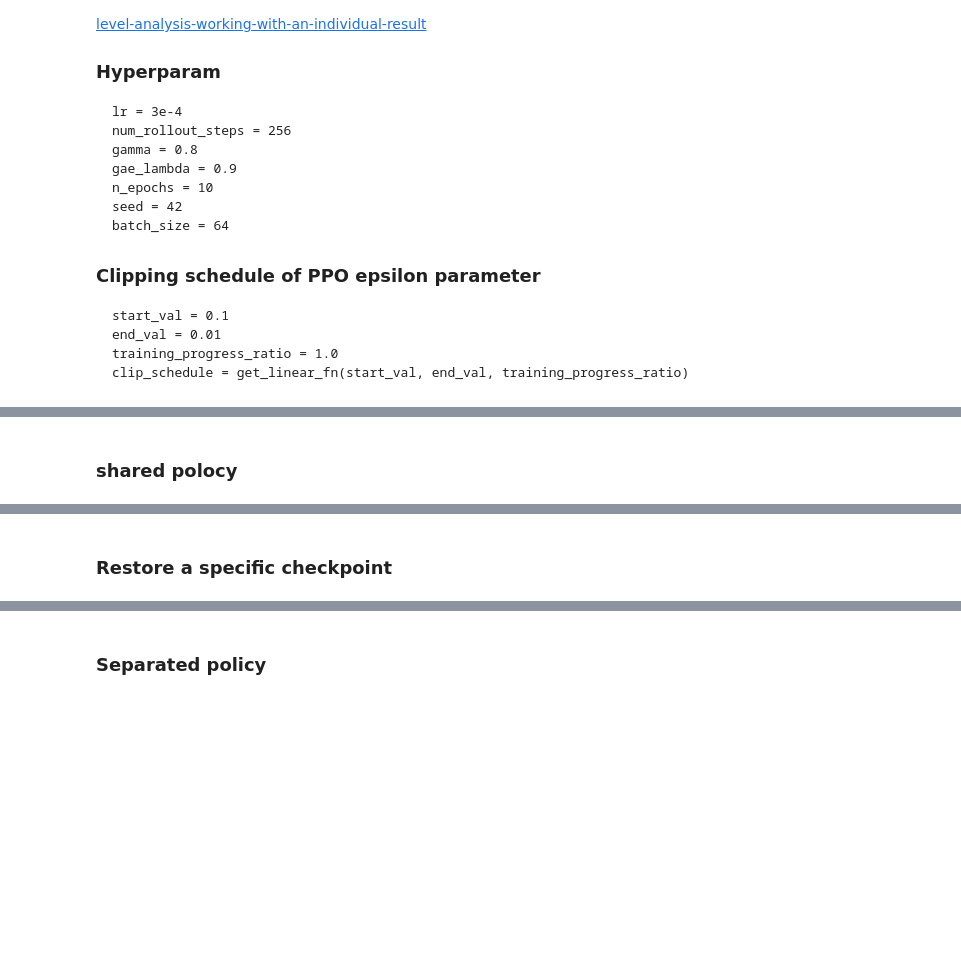
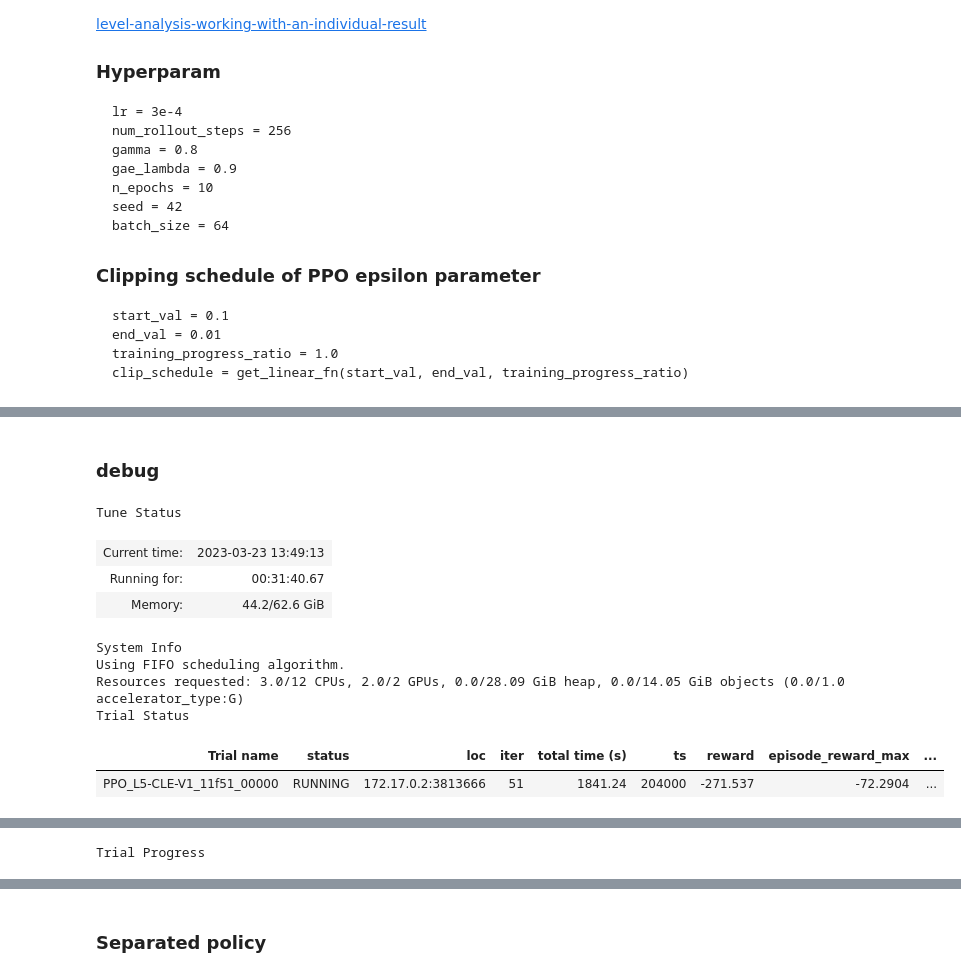
Before and after one commit to Pronton2001/rlhf-car, a Jupyter notebook: rllib_ppo_policy_training.ipynb, the cells around one changed output, grey strips where cells are left out. Drawn from its saved outputs; the diff is of its cells as text; code cells hidden in the pictures; blank space fills up the shorter version.

```diff
--- a/rllib_ppo_policy_training.ipynb
+++ b/rllib_ppo_policy_training.ipynb
@@ -379,41 +156,59 @@ wandb.init(project="l5kit2", reinit = True)
 # %% [markdown]
-### shared polocy
+### debug
 # %%
 import ray
 from ray import air, tune
 
 train_envs = 4
 hcmTz = pytz.timezone("Asia/Ho_Chi_Minh")
 date = datetime.datetime.now(hcmTz).strftime("%d-%m-%Y_%H-%M-%S")
 ray_result_logdir = '/workspace/datasets/ray_results/' +'debug_'+ date
 
 config_param_space = {
     "env": "L5-CLE-V1",
-    "framework": "torch",
-    "num_gpus": 0,
+    "framework": "tf",
+    "num_gpus": 2,
     "num_workers": 2,
     "num_envs_per_worker": train_envs,
-    'num_sgd_iter': 5,
-    'sgd_minibatch_size': 256,
+    'num_sgd_iter': 1,
+    'sgd_minibatch_size': 32,
     # 'num_cpus_per_worker': 0,  # This avoids running out of resources in the notebook environment when this cell is re-executed
-    "model": {
-        "custom_model": "GN_CNN_torch_model",
-        "custom_model_config": {'feature_dim':128},
+    # "model": {
+    #     "custom_model": "GN_CNN_torch_model",
+    #     "custom_model_config": {'feature_dim':128},
+    # },
+        'model' : {
+            "dim": 84,
+            # "conv_filters" : [[64, [7,7], 3], [32, [11,11], 3], [32, [11,11], 3]],
+            # "conv_activation": "relu",
+            "post_fcnet_hiddens": [256],
+            "post_fcnet_activation": "relu",
+            "vf_share_layers": True,
     },
-
     '_disable_preprocessor_api': True,
-     "eager_tracing": True,
+    "eager_tracing": False,
      "restart_failed_sub_environments": True,
     "lr": 0.0003,
     "gamma": 0.8,
     'seed': 42,
 }
 
 result_grid = tune.Tuner(
     "PPO",
     run_config=air.RunConfig(
         stop={"episode_reward_mean": 0, 'timesteps_total': int(6e6)},
         local_dir=ray_result_logdir,
         checkpoint_config=air.CheckpointConfig(num_to_keep=4, checkpoint_frequency = 10, checkpoint_score_attribute = 'episode_reward_mean')
         ),
     param_space=config_param_space).fit()
+# %% [output]
+Tune Status
+| Current time: | 2023-03-23 13:49:13 |
+| Running for: | 00:31:40.67 |
+| Memory: | 44.2/62.6 GiB |
+System Info
+Using FIFO scheduling algorithm.
+Resources requested: 3.0/12 CPUs, 2.0/2 GPUs, 0.0/28.09 GiB heap, 0.0/14.05 GiB objects (0.0/1.0 accelerator_type:G)
+Trial Status
+| Trial name | status | loc | iter | total time (s) | ts | reward | episode_reward_max | ... |
+| PPO_L5-CLE-V1_11f51_00000 | RUNNING | 172.17.0.2:3813666 | 51 | 1841.24 | 204000 | -271.537 | -72.2904 | ... |
@@ -419,0 +217 @@ result_grid = tune.Tuner(
+Trial Progress
@@ -420,2 +223,0 @@ result_grid = tune.Tuner(
-# %% [markdown]
-### Restore a specific checkpoint
```
Also changed, not shown: parts of 38 cells of this notebook, 11 other files.
